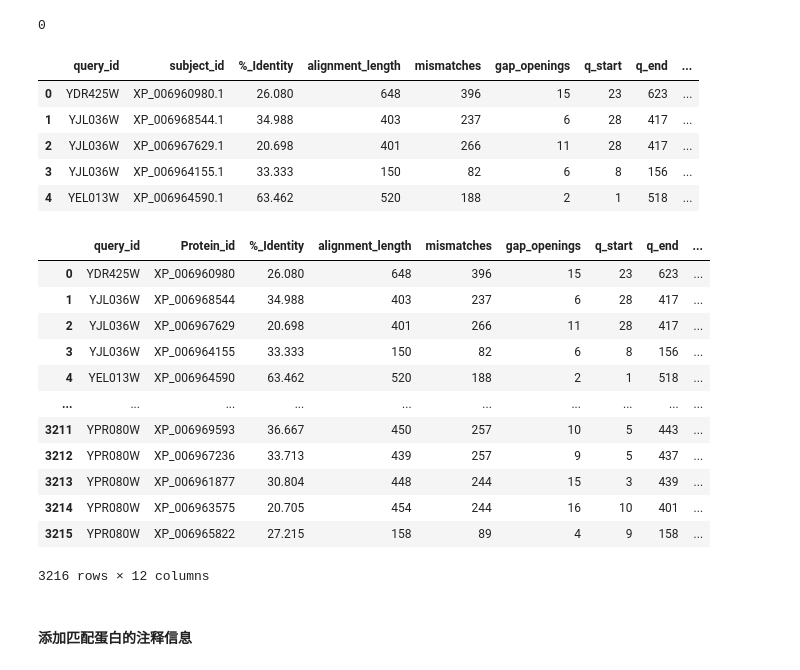
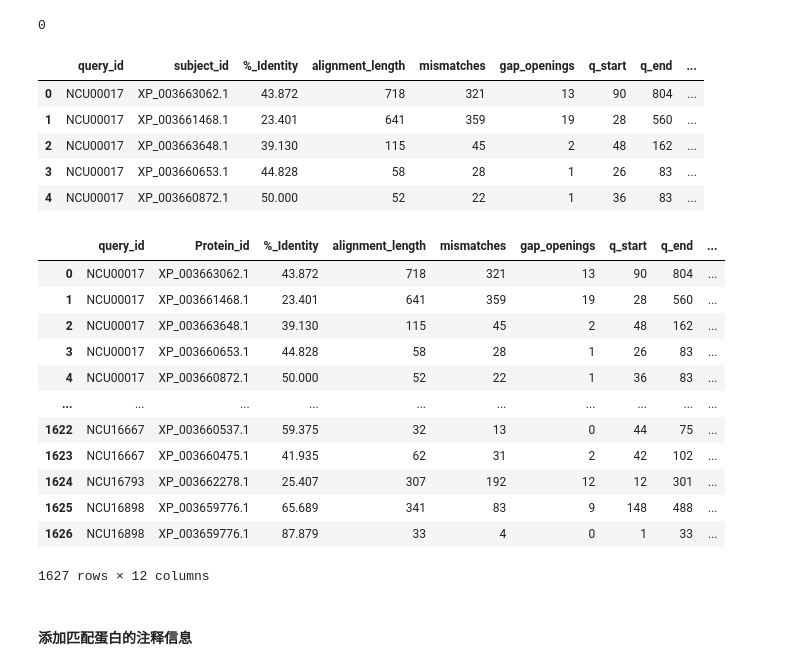
Before and after one commit to dongchen1998/code, a Jupyter notebook: lab/YM/blast-ym.ipynb, the cells around one changed output. Saved outputs shown, nothing was run; the diff lists cells and outputs as text; code cells hidden in the pictures.

```diff
--- a/lab/YM/blast-ym.ipynb
+++ b/lab/YM/blast-ym.ipynb
@@ -66,17 +66,17 @@ os.system('blastp -query blast_input_Nc-tf.txt -out blast_output_Nc-tf.txt -db /
 0
 # %%
 # 读取blast_output_Sc.txt,
-df_blast = pd.read_csv('blast_output_Sc-Tr.txt', sep='\t', header=None).copy()
+df_blast = pd.read_csv('blast_output_Nc-tf.txt', sep='\t', header=None).copy()
 df_blast.columns = ['query_id', 'subject_id', '%_Identity', 'alignment_length ', 'mismatches ', 'gap_openings', 'q_start', 'q_end', 's_start', 's_end', 'e-value', 'bit_score']
 
 df_blast.head()
 # %% [output]
 |  | query_id | subject_id | %_Identity | alignment_length | mismatches | gap_openings | q_start | q_end | ... |
-| 0 | YDR425W | XP_006960980.1 | 26.080 | 648 | 396 | 15 | 23 | 623 | ... |
-| 1 | YJL036W | XP_006968544.1 | 34.988 | 403 | 237 | 6 | 28 | 417 | ... |
-| 2 | YJL036W | XP_006967629.1 | 20.698 | 401 | 266 | 11 | 28 | 417 | ... |
-| 3 | YJL036W | XP_006964155.1 | 33.333 | 150 | 82 | 6 | 8 | 156 | ... |
-| 4 | YEL013W | XP_006964590.1 | 63.462 | 520 | 188 | 2 | 1 | 518 | ... |
+| 0 | NCU00017 | XP_003663062.1 | 43.872 | 718 | 321 | 13 | 90 | 804 | ... |
+| 1 | NCU00017 | XP_003661468.1 | 23.401 | 641 | 359 | 19 | 28 | 560 | ... |
+| 2 | NCU00017 | XP_003663648.1 | 39.130 | 115 | 45 | 2 | 48 | 162 | ... |
+| 3 | NCU00017 | XP_003660653.1 | 44.828 | 58 | 28 | 1 | 26 | 83 | ... |
+| 4 | NCU00017 | XP_003660872.1 | 50.000 | 52 | 22 | 1 | 36 | 83 | ... |
 # %%
 df_blast['e-value'] = df_blast['e-value'].apply(lambda x: '{:.10f}'.format(x))
 
@@ -89,18 +89,18 @@ df_blast['Protein_id'] = df_blast['Protein_id'].apply(lambda x: x.split('.')[0])
 df_blast
 # %% [output]
 |  | query_id | Protein_id | %_Identity | alignment_length | mismatches | gap_openings | q_start | q_end | ... |
-| 0 | YDR425W | XP_006960980 | 26.080 | 648 | 396 | 15 | 23 | 623 | ... |
-| 1 | YJL036W | XP_006968544 | 34.988 | 403 | 237 | 6 | 28 | 417 | ... |
-| 2 | YJL036W | XP_006967629 | 20.698 | 401 | 266 | 11 | 28 | 417 | ... |
-| 3 | YJL036W | XP_006964155 | 33.333 | 150 | 82 | 6 | 8 | 156 | ... |
-| 4 | YEL013W | XP_006964590 | 63.462 | 520 | 188 | 2 | 1 | 518 | ... |
+| 0 | NCU00017 | XP_003663062.1 | 43.872 | 718 | 321 | 13 | 90 | 804 | ... |
+| 1 | NCU00017 | XP_003661468.1 | 23.401 | 641 | 359 | 19 | 28 | 560 | ... |
+| 2 | NCU00017 | XP_003663648.1 | 39.130 | 115 | 45 | 2 | 48 | 162 | ... |
+| 3 | NCU00017 | XP_003660653.1 | 44.828 | 58 | 28 | 1 | 26 | 83 | ... |
+| 4 | NCU00017 | XP_003660872.1 | 50.000 | 52 | 22 | 1 | 36 | 83 | ... |
 | ... | ... | ... | ... | ... | ... | ... | ... | ... | ... |
-| 3211 | YPR080W | XP_006969593 | 36.667 | 450 | 257 | 10 | 5 | 443 | ... |
-| 3212 | YPR080W | XP_006967236 | 33.713 | 439 | 257 | 9 | 5 | 437 | ... |
-| 3213 | YPR080W | XP_006961877 | 30.804 | 448 | 244 | 15 | 3 | 439 | ... |
-| 3214 | YPR080W | XP_006963575 | 20.705 | 454 | 244 | 16 | 10 | 401 | ... |
-| 3215 | YPR080W | XP_006965822 | 27.215 | 158 | 89 | 4 | 9 | 158 | ... |
+| 1622 | NCU16667 | XP_003660537.1 | 59.375 | 32 | 13 | 0 | 44 | 75 | ... |
+| 1623 | NCU16667 | XP_003660475.1 | 41.935 | 62 | 31 | 2 | 42 | 102 | ... |
+| 1624 | NCU16793 | XP_003662278.1 | 25.407 | 307 | 192 | 12 | 12 | 301 | ... |
+| 1625 | NCU16898 | XP_003659776.1 | 65.689 | 341 | 83 | 9 | 148 | 488 | ... |
+| 1626 | NCU16898 | XP_003659776.1 | 87.879 | 33 | 4 | 0 | 1 | 33 | ... |
-3216 rows × 12 columns
+1627 rows × 12 columns
 # %% [markdown]
 #### 添加匹配蛋白的注释信息
 # %%
```
Also changed, not shown: parts of 3 cells of this notebook, 3 other files.
